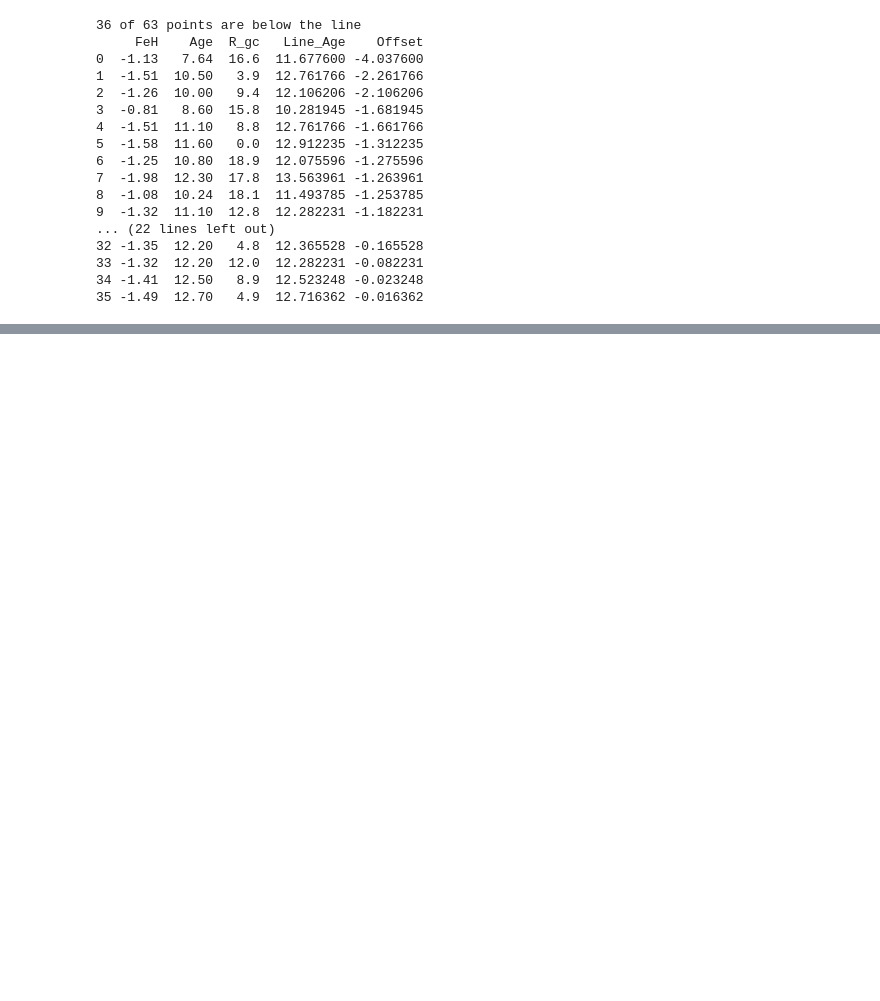
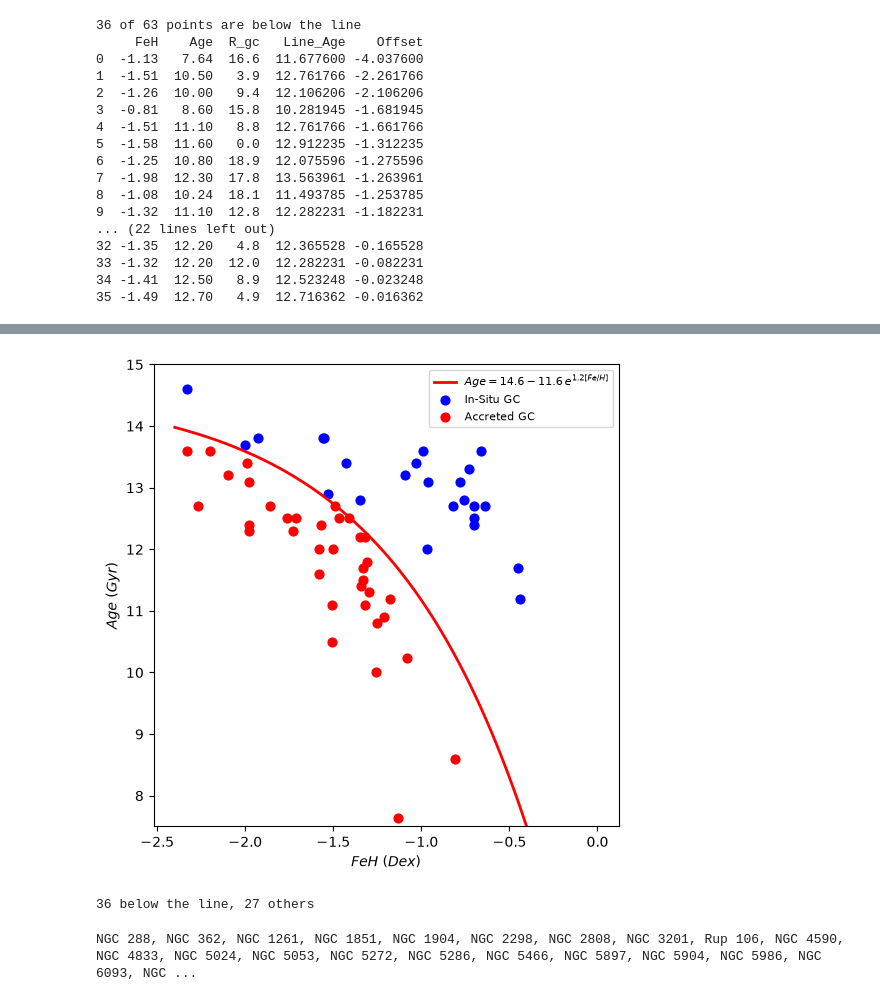
Before and after one commit to stormrealz/PHYS3116_Larawag, a Jupyter notebook: Will's Files/Filtered Data Analysis/AgeMetal.ipynb, the cells around one changed output, grey strips where cells are left out. Saved outputs shown, nothing was run; the diff lists cells and outputs as text; code cells hidden in the pictures; blank space fills up the shorter version.

```diff
--- a/Will's Files/Filtered Data Analysis/AgeMetal.ipynb
+++ b/Will's Files/Filtered Data Analysis/AgeMetal.ipynb
@@ -8,7 +8,12 @@ from astropy.table import Table, join
 from scipy.odr import *
 import pandas as pd
 
-filtered_catalogue_will = ascii.read("../filtered_catalogue_will.csv", format='basic', delimiter=',', guess=False, encoding="utf-8") #specifying the format encoding="utf-8" specifies this is the way we are formating it, error popped up because of dashes in the csv for Range
+filtered_catalogue_will = ascii.read("../filtered_catalogue_will.csv",
+                                     format='basic',
+                                     delimiter=',',
+                                     guess=False,
+                                     encoding="utf-8")
+#specifying the format encoding="utf-8" specifies this is the way we are formating it, error popped up because of dashes in the csv for Range
 filtered_catalogue_will
 # %% [output]
 Table length=63
@@ -196,0 +137,40 @@ IndexError: only integers, slices (`:`), ellipsis (`...`), numpy.newaxis (`None`
+# %%
+import numpy as np
+import matplotlib.pyplot as plt
+
+fig, axes = plt.subplots(1, figsize=(6, 6))
+
+def model(x, a, b, c):
+    return c - a * np.exp(b * x)
+
+a, b, c = 11.6, 1.22, 14.6
+x_fit = np.linspace(-2.4, -0.1, 300)
+axes.plot(x_fit, model(x_fit, a, b, c), color='red', lw=2,
+          label=f'$Age = {c:.1f} - {a:.1f}\\,e^{{{b:.1f}[Fe/H]}}$')
+
+axes.scatter(x[~below], z[~below], color='blue', s=40, label='In-Situ GC')
+axes.scatter(x[below], z[below], color='red', s=40, label='Accreted GC')
+axes.set_xlabel('$FeH$ ($Dex$)')
+axes.set_ylabel('$Age$ ($Gyr$)')
+axes.set_ylim(7.5, 15)
+axes.legend(fontsize=8)
+plt.show()
+# %% [output]
+[figure, added]
+# %%
+
+print(below.sum(), "below the line,", (~below).sum(), "others")    # expect 36 below
+
+x = np.asarray(filtered_FeH, dtype=float)
+z = np.asarray(filtered_Age, dtype=float)
+assert len(x) == len(below), f"{len(x)} plotted points vs {len(below)} in mask"
+# %% [output]
+36 below the line, 27 others
+# %%
+# Names of the points below the line (cluster_id holds names like "NGC 104")
+df = filtered_catalogue_will.to_pandas()
+df.columns = [str(c).strip() for c in df.columns]
+if len(df) == len(below):
+    print(', '.join(df.loc[below, 'cluster_id'].astype(str).str.strip()))
+# %% [output]
+NGC 288, NGC 362, NGC 1261, NGC 1851, NGC 1904, NGC 2298, NGC 2808, NGC 3201, Rup 106, NGC 4590, NGC 4833, NGC 5024, NGC 5053, NGC 5272, NGC 5286, NGC 5466, NGC 5897, NGC 5904, NGC 5986, NGC 6093, NGC ...
```
Also changed, not shown: parts of 3 cells of this notebook, 3 other files.
